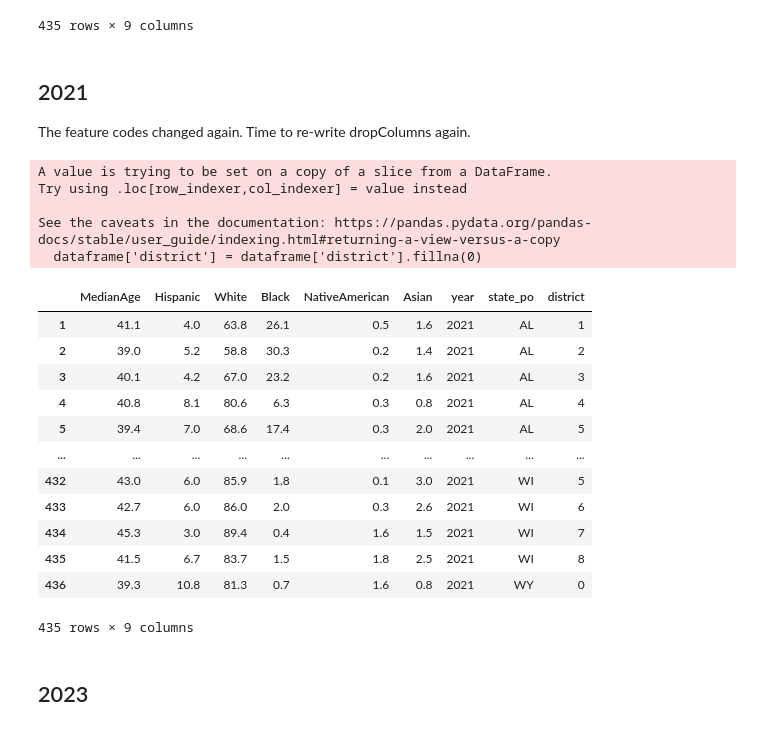
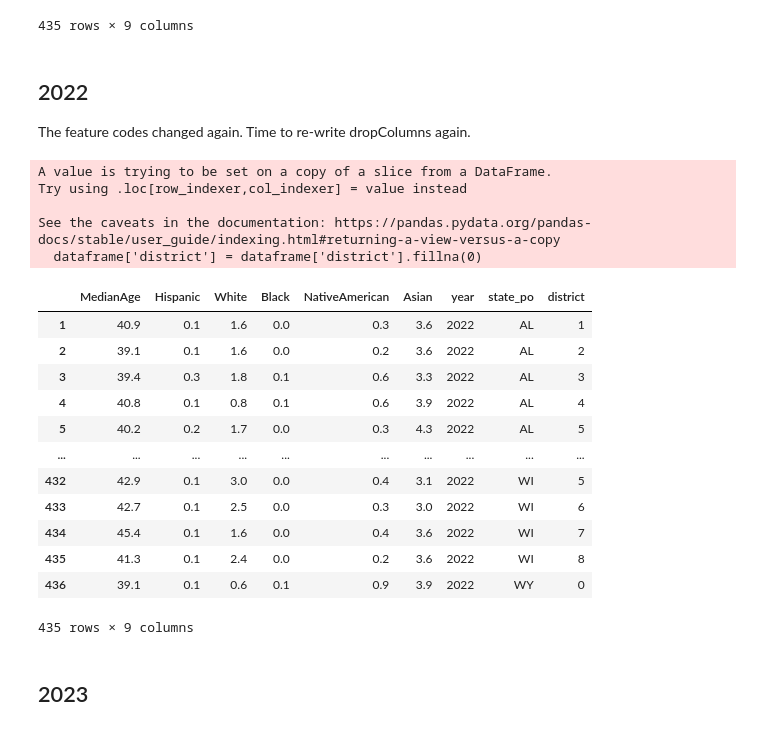
Before and after one commit to fcostell0/DS496Capstone, a Jupyter notebook: Processed Data/CensusRaceDataProcessing.ipynb, the cells around one changed output. Saved outputs shown, nothing was run; the diff lists cells and outputs as text; code cells hidden in the pictures.

Commit message:
Improved redistricting handling for race Data

```diff
--- a/Processed Data/CensusRaceDataProcessing.ipynb
+++ b/Processed Data/CensusRaceDataProcessing.ipynb
@@ -254,10 +257,10 @@ See the caveats in the documentation: https://pandas.pydata.org/pandas-docs/stab
 | 436 | 38.1 | 10.1 | 83.7 | 1.1 | 2.1 | 0.8 | 2019 | WY | 0 |
 435 rows × 9 columns
 # %% [markdown]
-## 2021
+## 2022
 The feature codes changed again. Time to re-write dropColumns again.
 # %%
-def dropColumns21(dataframe):
+def dropColumns22(dataframe):
     featureList = ['NAME', # CD Name
                     'DP05_0018E', # Median age
                     'DP05_0076PE', # % Hispanic or Latino    DIFFERENT  AGAIN
@@ -282,30 +285,30 @@ def dropColumns21(dataframe):
     dataframe = dataframe.drop(index = 0)
     return dataframe
 # %%
-ACS2021 = pd.read_csv('C:/Users/finco/Documents/GitHub/DS496Capstone/Raw Data/Race/ACSDP1Y2023.DP05-Data.csv')
-ACS2021 = dropColumns21(ACS2021)
-ACS2021['year'] = 2021
-ACS2021 = textProcessing(ACS2021)
-ACS2021 = ACS2021.iloc[:435]
-ACS2021
+ACS2022 = pd.read_csv('C:/Users/finco/Documents/GitHub/DS496Capstone/Raw Data/Race/ACSDP1Y2022.DP05-Data.csv')
+ACS2022 = dropColumns22(ACS2022)
+ACS2022['year'] = 2022
+ACS2022 = textProcessing(ACS2022)
+ACS2022 = ACS2022.iloc[:435]
+ACS2022
 # %% [output]
 A value is trying to be set on a copy of a slice from a DataFrame.
 Try using .loc[row_indexer,col_indexer] = value instead
 
 See the caveats in the documentation: https://pandas.pydata.org/pandas-docs/stable/user_guide/indexing.html#returning-a-view-versus-a-copy
   dataframe['district'] = dataframe['district'].fillna(0)
 |  | MedianAge | Hispanic | White | Black | NativeAmerican | Asian | year | state_po | district |
-| 1 | 41.1 | 4.0 | 63.8 | 26.1 | 0.5 | 1.6 | 2021 | AL | 1 |
-| 2 | 39.0 | 5.2 | 58.8 | 30.3 | 0.2 | 1.4 | 2021 | AL | 2 |
-| 3 | 40.1 | 4.2 | 67.0 | 23.2 | 0.2 | 1.6 | 2021 | AL | 3 |
-| 4 | 40.8 | 8.1 | 80.6 | 6.3 | 0.3 | 0.8 | 2021 | AL | 4 |
-| 5 | 39.4 | 7.0 | 68.6 | 17.4 | 0.3 | 2.0 | 2021 | AL | 5 |
+| 1 | 40.9 | 0.1 | 1.6 | 0.0 | 0.3 | 3.6 | 2022 | AL | 1 |
+| 2 | 39.1 | 0.1 | 1.6 | 0.0 | 0.2 | 3.6 | 2022 | AL | 2 |
+| 3 | 39.4 | 0.3 | 1.8 | 0.1 | 0.6 | 3.3 | 2022 | AL | 3 |
+| 4 | 40.8 | 0.1 | 0.8 | 0.1 | 0.6 | 3.9 | 2022 | AL | 4 |
+| 5 | 40.2 | 0.2 | 1.7 | 0.0 | 0.3 | 4.3 | 2022 | AL | 5 |
 | ... | ... | ... | ... | ... | ... | ... | ... | ... | ... |
-| 432 | 43.0 | 6.0 | 85.9 | 1.8 | 0.1 | 3.0 | 2021 | WI | 5 |
-| 433 | 42.7 | 6.0 | 86.0 | 2.0 | 0.3 | 2.6 | 2021 | WI | 6 |
-| 434 | 45.3 | 3.0 | 89.4 | 0.4 | 1.6 | 1.5 | 2021 | WI | 7 |
-| 435 | 41.5 | 6.7 | 83.7 | 1.5 | 1.8 | 2.5 | 2021 | WI | 8 |
-| 436 | 39.3 | 10.8 | 81.3 | 0.7 | 1.6 | 0.8 | 2021 | WY | 0 |
+| 432 | 42.9 | 0.1 | 3.0 | 0.0 | 0.4 | 3.1 | 2022 | WI | 5 |
+| 433 | 42.7 | 0.1 | 2.5 | 0.0 | 0.3 | 3.0 | 2022 | WI | 6 |
+| 434 | 45.4 | 0.1 | 1.6 | 0.0 | 0.4 | 3.6 | 2022 | WI | 7 |
+| 435 | 41.3 | 0.1 | 2.4 | 0.0 | 0.2 | 3.6 | 2022 | WI | 8 |
+| 436 | 39.1 | 0.1 | 0.6 | 0.1 | 0.9 | 3.9 | 2022 | WY | 0 |
 435 rows × 9 columns
 # %% [markdown]
 ## 2023
```
Also changed, not shown: parts of 9 cells of this notebook, 3 other files.
